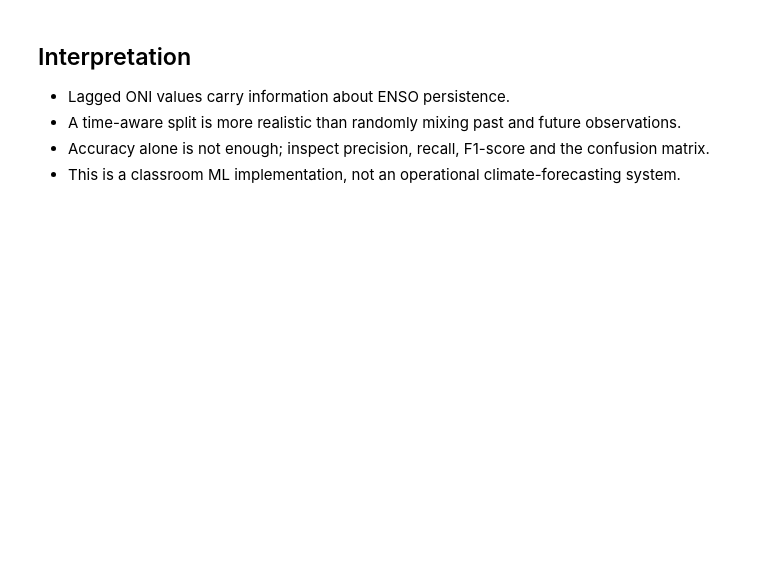
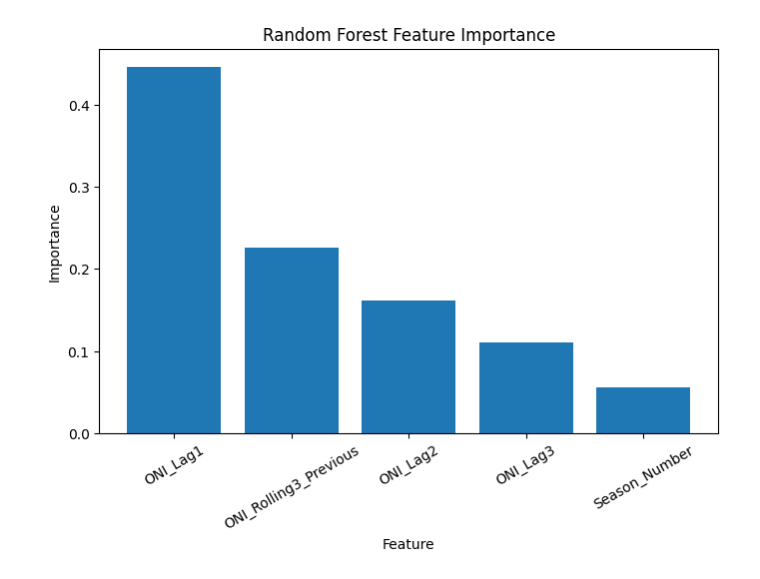
Before and after one commit to amber1714/ML-Case-Studies, a Jupyter notebook: 04_El_Nino_La_Nina/ENSO_ML_Analysis.ipynb, the cells around one changed output. Saved outputs shown, nothing was run; the diff lists cells and outputs as text; code cells hidden in the pictures; blank space fills up the shorter version.

```diff
--- a/04_El_Nino_La_Nina/ENSO_ML_Analysis.ipynb
+++ b/04_El_Nino_La_Nina/ENSO_ML_Analysis.ipynb
@@ -111,7 +130,7 @@ plt.show()
 # %%
-importance = pd.DataFrame({
+importance_df = pd.DataFrame({
     "Feature": features,
     "Importance": model.feature_importances_
 }).sort_values("Importance", ascending=False)
 
-importance
+importance_df
@@ -118,14 +144,10 @@ importance
 # %%
 plt.figure(figsize=(8, 5))
-plt.bar(importance["Feature"], importance["Importance"])
-plt.title("Feature Importance")
+plt.bar(importance_df["Feature"], importance_df["Importance"])
+plt.xlabel("Feature")
 plt.ylabel("Importance")
-plt.xticks(rotation=25)
+plt.title("Random Forest Feature Importance")
+plt.xticks(rotation=30)
 plt.show()
+# %% [output]
+[figure, added]
-# %% [markdown]
-## Interpretation
-
-- Lagged ONI values carry information about ENSO persistence.
-- A time-aware split is more realistic than randomly mixing past and future observations.
-- Accuracy alone is not enough; inspect precision, recall, F1-score and the confusion matrix.
-- This is a classroom ML implementation, not an operational climate-forecasting system.
```
Also changed, not shown: parts of 20 cells of this notebook.
